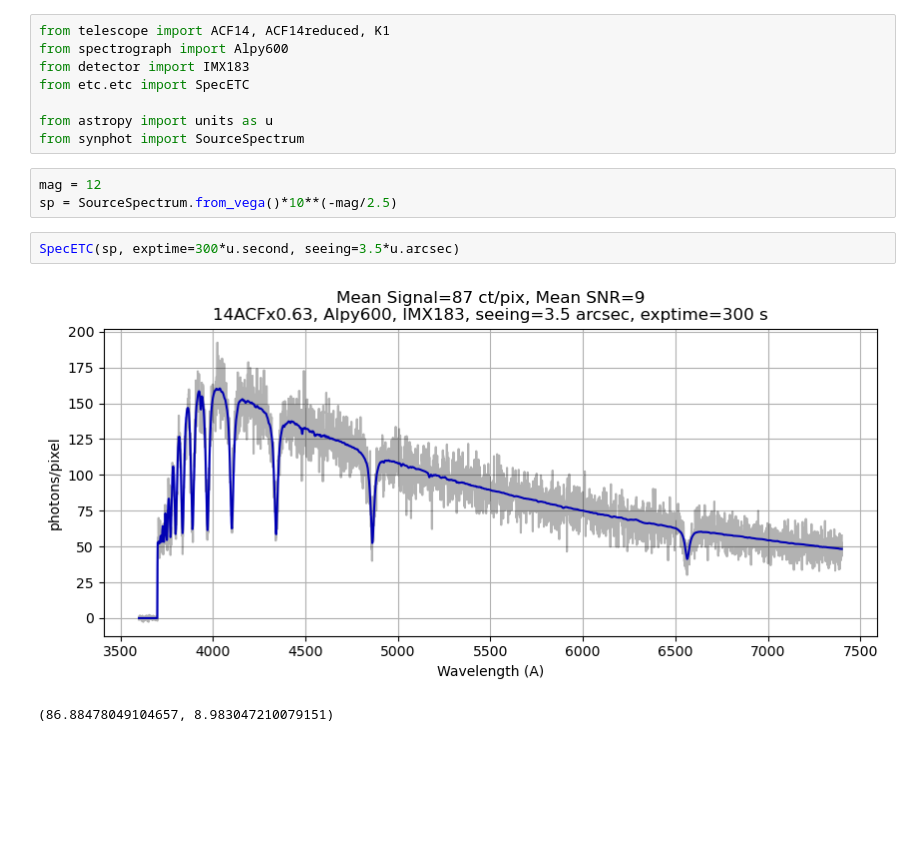
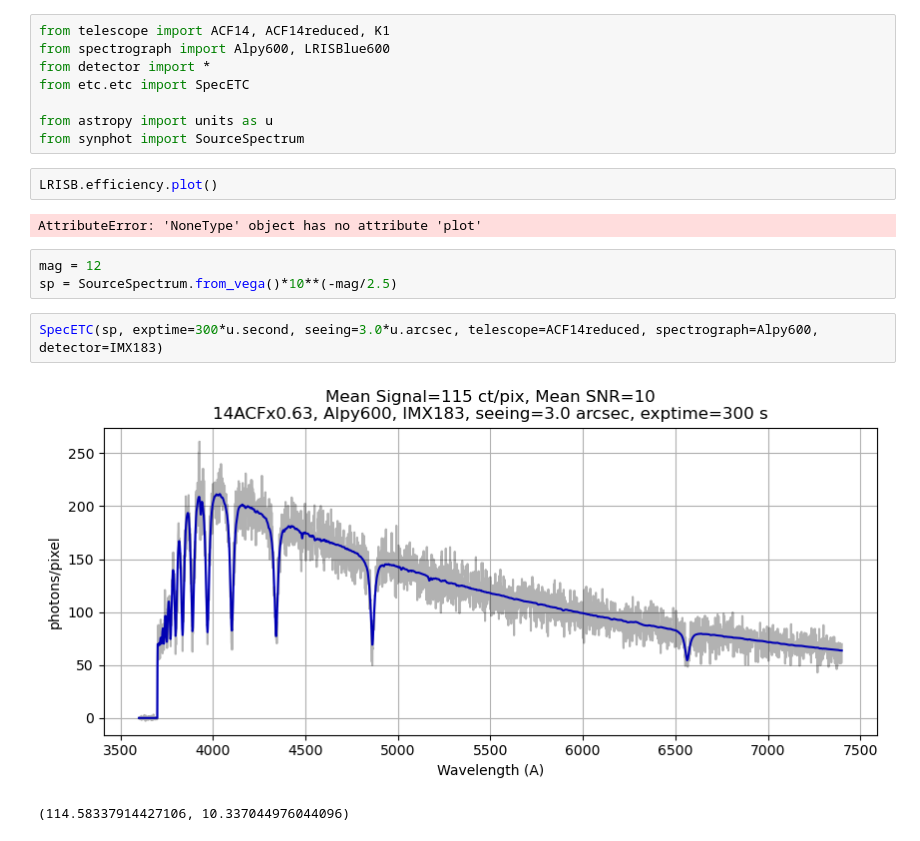
Before and after one commit to joshwalawender/SpecETC, a Jupyter notebook: Sandbox.ipynb, the cells around one changed output. Saved outputs shown, nothing was run; the diff lists cells and outputs as text; blank space fills up the shorter version.

```diff
--- a/Sandbox.ipynb
+++ b/Sandbox.ipynb
@@ -1,16 +1,20 @@
 # %%
 from telescope import ACF14, ACF14reduced, K1
-from spectrograph import Alpy600
-from detector import IMX183
+from spectrograph import Alpy600, LRISBlue600
+from detector import *
 from etc.etc import SpecETC
 
 from astropy import units as u
 from synphot import SourceSpectrum
+# %%
+LRISB.efficiency.plot()
+# %% [output]
+AttributeError: 'NoneType' object has no attribute 'plot'
 # %%
 mag = 12
 sp = SourceSpectrum.from_vega()*10**(-mag/2.5)
 # %%
-SpecETC(sp, exptime=300*u.second, seeing=3.5*u.arcsec)
+SpecETC(sp, exptime=300*u.second, seeing=3.0*u.arcsec, telescope=ACF14reduced, spectrograph=Alpy600, detector=IMX183)
 # %% [output]
-[figure, old version]
+[figure, new version]
-(86.88478049104657, 8.983047210079151)
+(114.58337914427106, 10.337044976044096)
```
Also changed, not shown: parts of 2 cells of this notebook, 6 other files.
